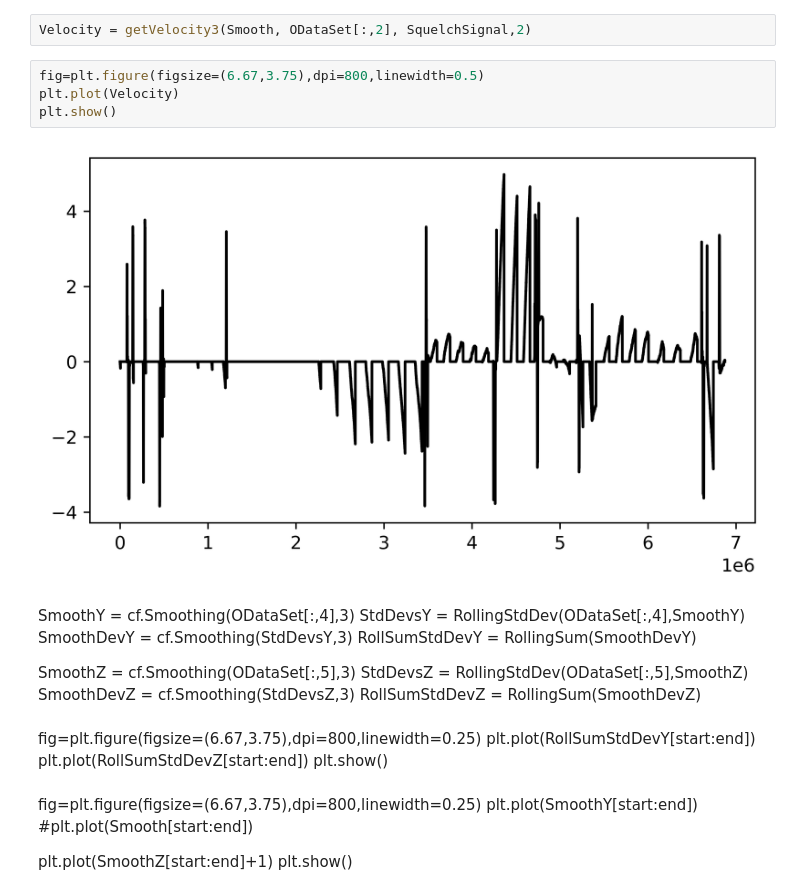
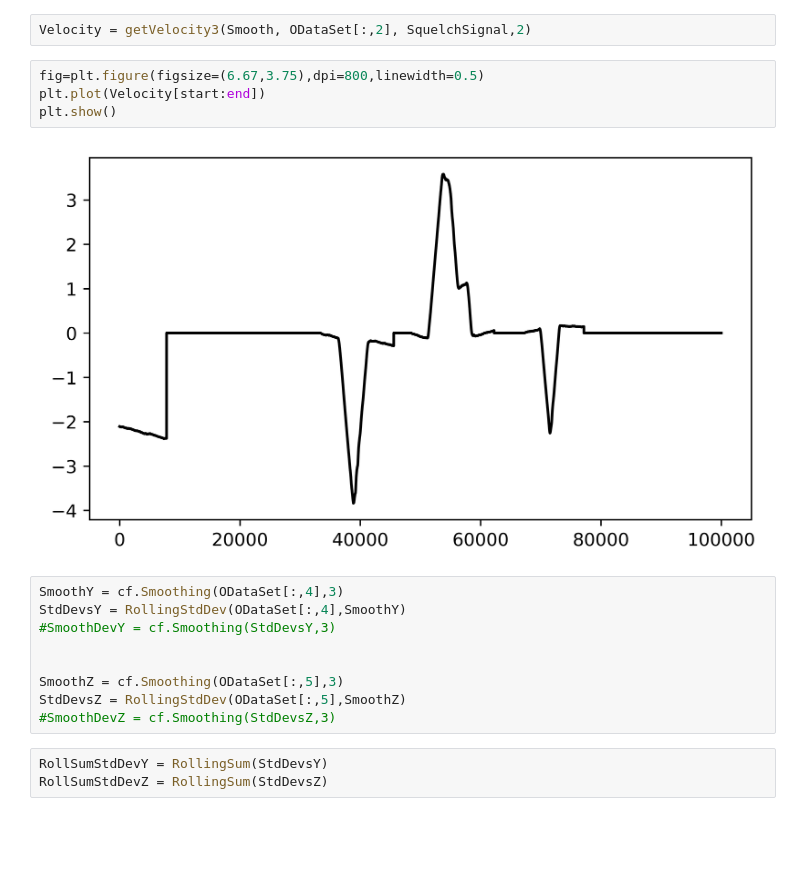
Before and after one commit to danchendrickson/RMG_NDE_Disssertation, a Jupyter notebook: Rail Charicterization Paper/05 Std Dev Analysis.ipynb, the cells around one changed output. Cells and saved outputs as stored; diff of their text form; blank space fills up the shorter version.

```diff
--- a/Rail Charicterization Paper/05 Std Dev Analysis.ipynb
+++ b/Rail Charicterization Paper/05 Std Dev Analysis.ipynb
@@ -405,29 +405,19 @@ print(np.size(Smooth), np.size(ODataSet[:,2]), np.size(SquelchSignal))
 Velocity = getVelocity3(Smooth, ODataSet[:,2], SquelchSignal,2)
 # %%
 fig=plt.figure(figsize=(6.67,3.75),dpi=800,linewidth=0.5)
-plt.plot(Velocity)
+plt.plot(Velocity[start:end])
 plt.show()
 # %% [output]
-[figure, old version]
+[figure, new version]
-# %% [markdown]
-SmoothY = cf.Smoothing(ODataSet[:,4],3)
-StdDevsY = RollingStdDev(ODataSet[:,4],SmoothY)
-SmoothDevY = cf.Smoothing(StdDevsY,3)
-RollSumStdDevY = RollingSum(SmoothDevY)
-
-SmoothZ = cf.Smoothing(ODataSet[:,5],3)
-StdDevsZ = RollingStdDev(ODataSet[:,5],SmoothZ)
-SmoothDevZ = cf.Smoothing(StdDevsZ,3)
-RollSumStdDevZ = RollingSum(SmoothDevZ)
-# %% [markdown]
-fig=plt.figure(figsize=(6.67,3.75),dpi=800,linewidth=0.25)
-plt.plot(RollSumStdDevY[start:end])
-plt.plot(RollSumStdDevZ[start:end])
-plt.show()
-# %% [markdown]
-fig=plt.figure(figsize=(6.67,3.75),dpi=800,linewidth=0.25)
-plt.plot(SmoothY[start:end])
-#plt.plot(Smooth[start:end])
-
-plt.plot(SmoothZ[start:end]+1)
-plt.show()
+# %%
+SmoothY = cf.Smoothing(ODataSet[:,4],3)
+StdDevsY = RollingStdDev(ODataSet[:,4],SmoothY)
+#SmoothDevY = cf.Smoothing(StdDevsY,3)
+
+
+SmoothZ = cf.Smoothing(ODataSet[:,5],3)
+StdDevsZ = RollingStdDev(ODataSet[:,5],SmoothZ)
+#SmoothDevZ = cf.Smoothing(StdDevsZ,3)
+# %%
+RollSumStdDevY = RollingSum(StdDevsY)
+RollSumStdDevZ = RollingSum(StdDevsZ)
```
Also changed, not shown: parts of 2 cells of this notebook, 1 other file.
